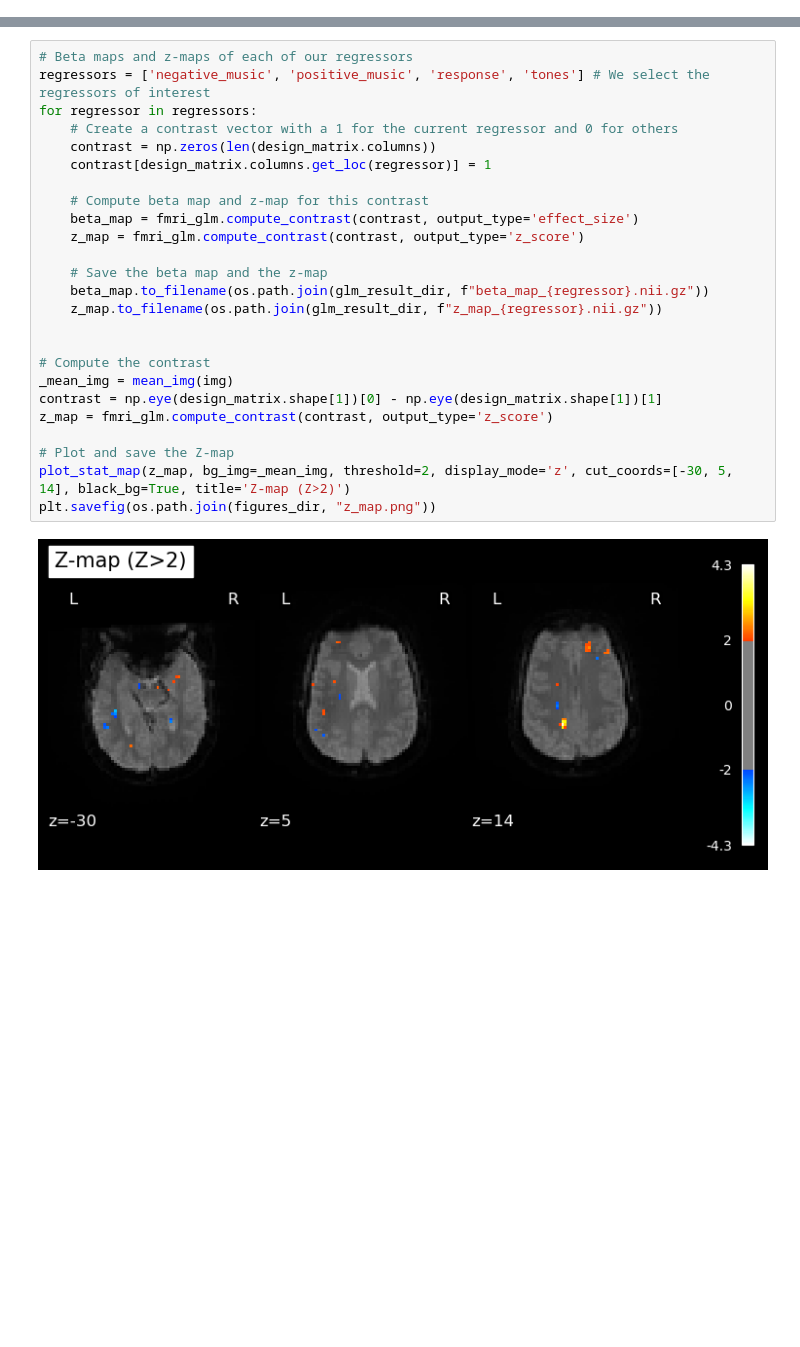
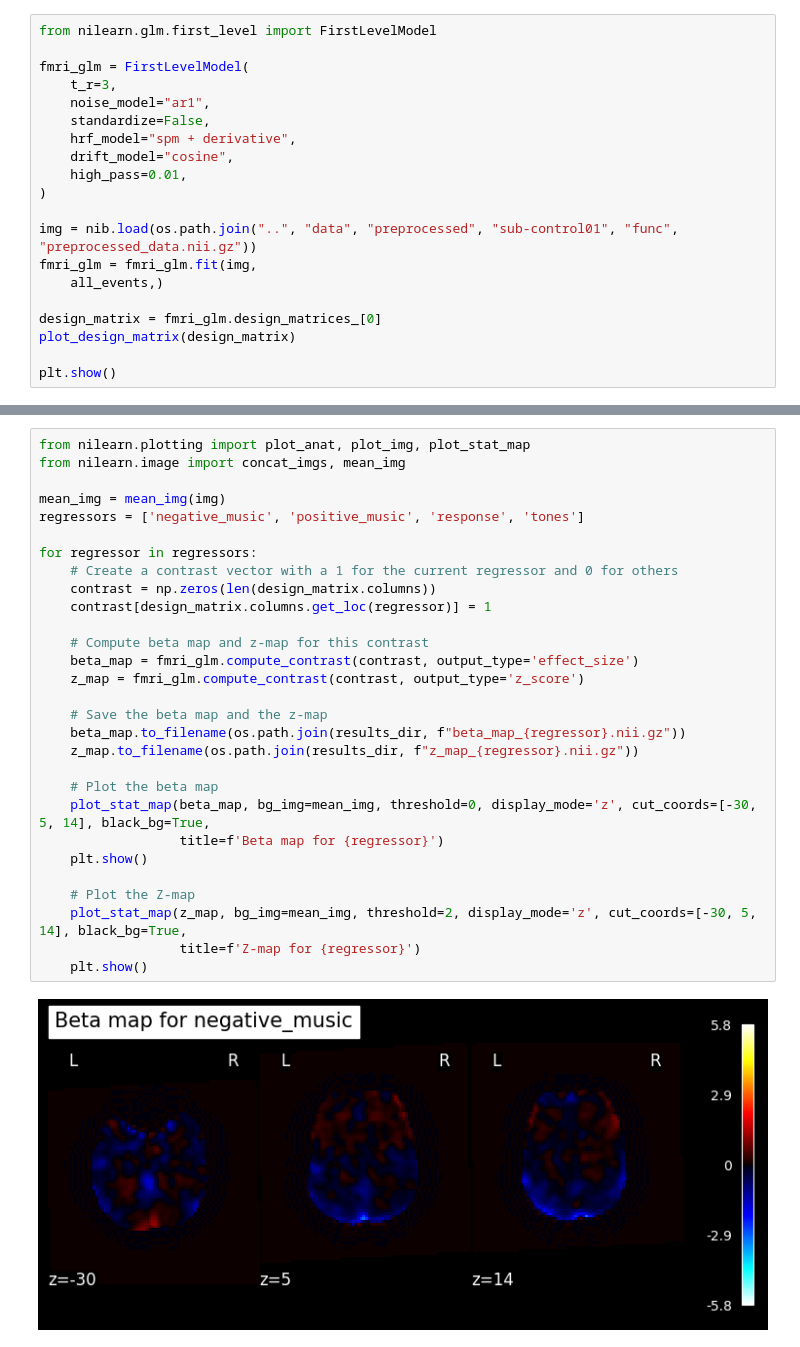
Before and after one commit to oskarboesch/nssp_miniproj_1, a Jupyter notebook: notebooks/glm_analysis.ipynb, the cells around one changed output, grey strips where cells are left out. Cells and saved outputs as stored; diff of their text form; blank space fills up the shorter version.

```diff
--- a/notebooks/glm_analysis.ipynb
+++ b/notebooks/glm_analysis.ipynb
@@ -56,0 +79,20 @@ plt.savefig(os.path.join(figures_dir, "design_matrix_glm_analysis.png"))
+# %%
+from nilearn.glm.first_level import FirstLevelModel
+
+fmri_glm = FirstLevelModel(
+    t_r=3,
+    noise_model="ar1",
+    standardize=False,
+    hrf_model="spm + derivative",
+    drift_model="cosine",
+    high_pass=0.01,
+)
+
+img = nib.load(os.path.join("..", "data", "preprocessed", "sub-control01", "func", "preprocessed_data.nii.gz"))
+fmri_glm = fmri_glm.fit(img,
+    all_events,)
+
+design_matrix = fmri_glm.design_matrices_[0]
+plot_design_matrix(design_matrix)
+
+plt.show()
@@ -57,27 +101,31 @@ plt.savefig(os.path.join(figures_dir, "design_matrix_glm_analysis.png"))
 # %%
-# Beta maps and z-maps of each of our regressors
-regressors = ['negative_music', 'positive_music', 'response', 'tones'] # We select the regressors of interest
+from nilearn.plotting import plot_anat, plot_img, plot_stat_map
+from nilearn.image import concat_imgs, mean_img
+
+mean_img = mean_img(img)
+regressors = ['negative_music', 'positive_music', 'response', 'tones']
+
 for regressor in regressors:
     # Create a contrast vector with a 1 for the current regressor and 0 for others
     contrast = np.zeros(len(design_matrix.columns))
     contrast[design_matrix.columns.get_loc(regressor)] = 1
 
     # Compute beta map and z-map for this contrast
     beta_map = fmri_glm.compute_contrast(contrast, output_type='effect_size')
     z_map = fmri_glm.compute_contrast(contrast, output_type='z_score')
 
     # Save the beta map and the z-map
-    beta_map.to_filename(os.path.join(glm_result_dir, f"beta_map_{regressor}.nii.gz"))
-    z_map.to_filename(os.path.join(glm_result_dir, f"z_map_{regressor}.nii.gz"))
+    beta_map.to_filename(os.path.join(results_dir, f"beta_map_{regressor}.nii.gz"))
+    z_map.to_filename(os.path.join(results_dir, f"z_map_{regressor}.nii.gz"))
 
+    # Plot the beta map
+    plot_stat_map(beta_map, bg_img=mean_img, threshold=0, display_mode='z', cut_coords=[-30, 5, 14], black_bg=True,
+                  title=f'Beta map for {regressor}')
+    plt.show()
 
-# Compute the contrast
-_mean_img = mean_img(img)
-contrast = np.eye(design_matrix.shape[1])[0] - np.eye(design_matrix.shape[1])[1]
-z_map = fmri_glm.compute_contrast(contrast, output_type='z_score')
-
-# Plot and save the Z-map
-plot_stat_map(z_map, bg_img=_mean_img, threshold=2, display_mode='z', cut_coords=[-30, 5, 14], black_bg=True, title='Z-map (Z>2)')
-plt.savefig(os.path.join(figures_dir, "z_map.png"))
+    # Plot the Z-map
+    plot_stat_map(z_map, bg_img=mean_img, threshold=2, display_mode='z', cut_coords=[-30, 5, 14], black_bg=True,
+                  title=f'Z-map for {regressor}')
+    plt.show()
 # %% [output]
-[figure, old version]
+[figure, new version]
```
Also changed, not shown: parts of 25 cells of this notebook, 12 other files.
